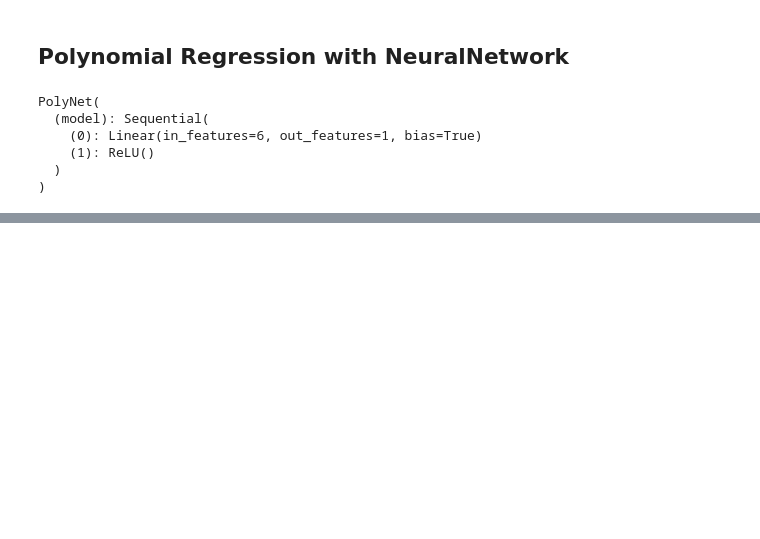
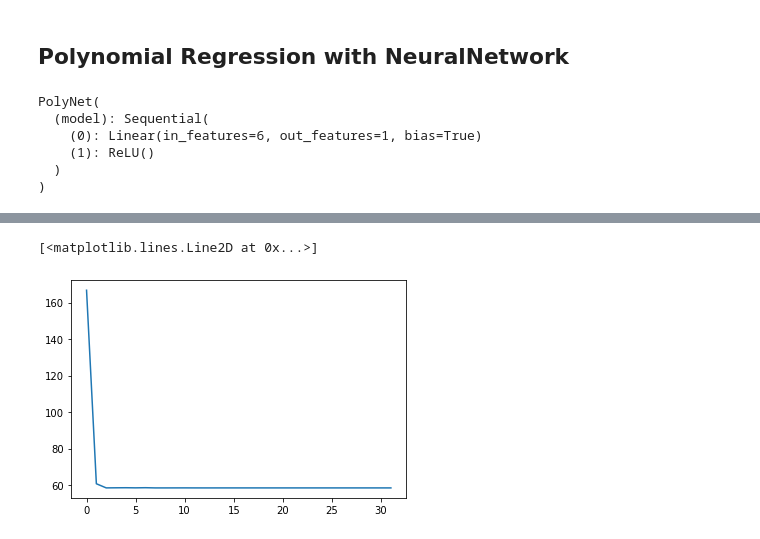
Before and after one commit to Axect/SINS, a Jupyter notebook: rotation_load.ipynb, the cells around one changed output, grey strips where cells are left out. Cells and saved outputs as stored; diff of their text form; code cells hidden in the pictures; blank space fills up the shorter version.

```diff
--- a/rotation_load.ipynb
+++ b/rotation_load.ipynb
@@ -309,0 +320,5 @@ tensor([[ 2.0451e+01,  2.5346e-02, -2.3985e-01, -1.2776e-01,  1.5414e+02,
+# %%
+plt.plot(val_loss)
+# %% [output]
+[<matplotlib.lines.Line2D at 0x...>]
+[figure, added]
```
Also changed, not shown: parts of 13 cells of this notebook, 3 other files.
